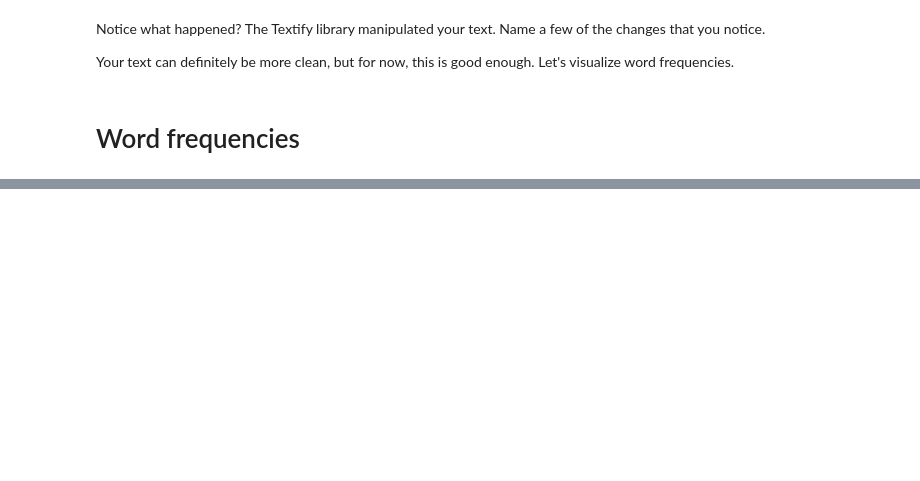
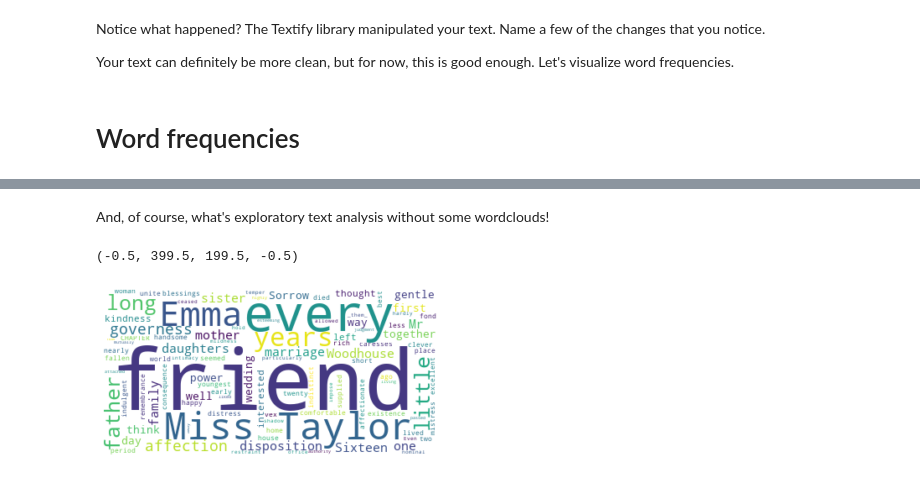
Before and after one commit to ncflib/DSS-2020-Spring-Workshop, a Jupyter notebook: python/DSS_Python_2.ipynb, the cells around one changed output, grey strips where cells are left out. Cells and saved outputs as stored; diff of their text form; code cells hidden in the pictures; blank space fills up the shorter version.

```diff
--- a/python/DSS_Python_2.ipynb
+++ b/python/DSS_Python_2.ipynb
@@ -158,0 +290,13 @@ print(words[:100])
+# %% [markdown]
+And, of course, what's exploratory text analysis without some wordclouds!
+# %%
+
+from wordcloud import WordCloud # import the wordcloud library
+
+wordcloud = WordCloud(max_font_size=100, max_words=100, background_color="white").generate(text) # play around with the values and see what happens
+
+plt.imshow(wordcloud, interpolation='bilinear')
+plt.axis("off")
+# %% [output]
+(-0.5, 399.5, 199.5, -0.5)
+[figure, added]
```
Also changed, not shown: parts of 17 cells of this notebook.
